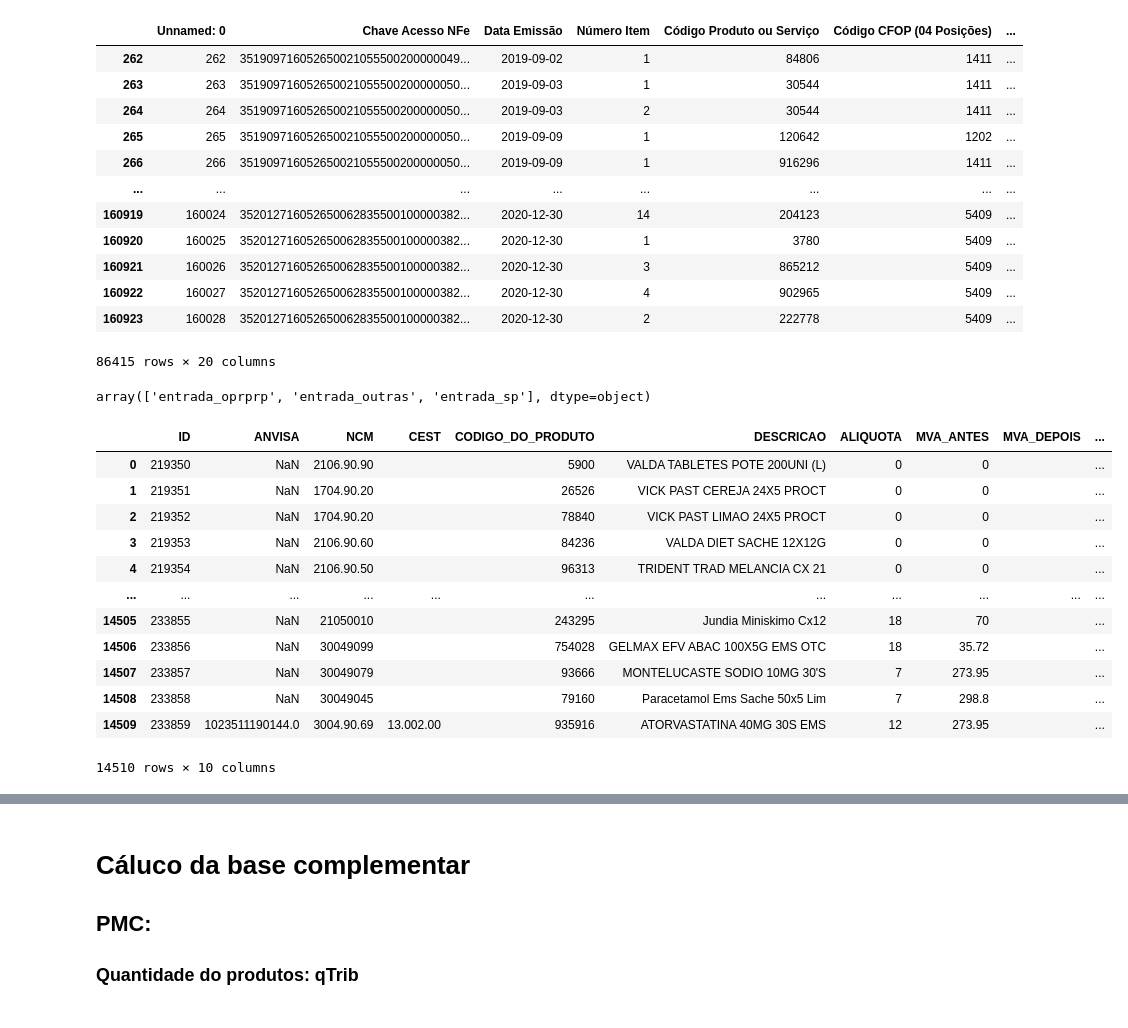
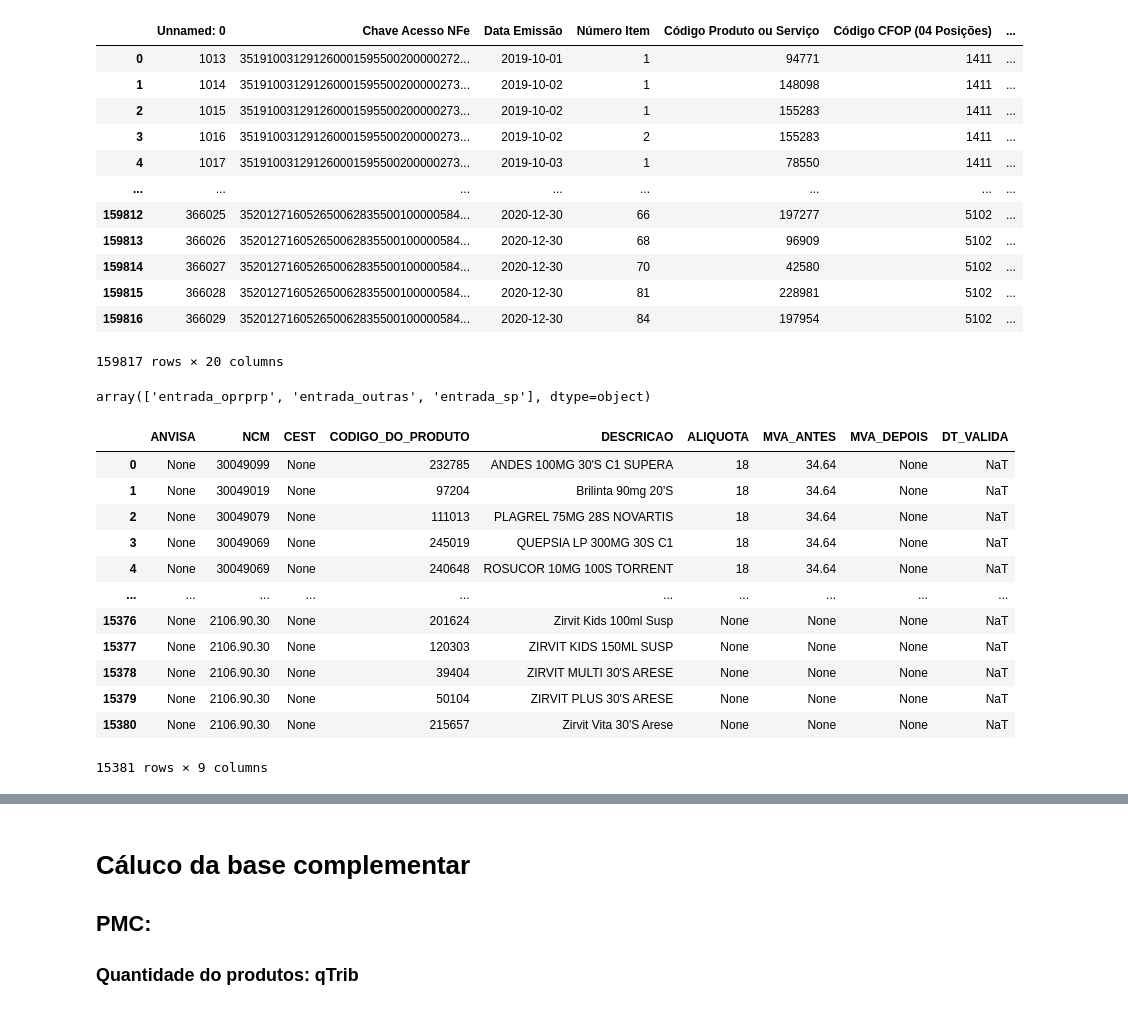
Before and after one commit to viniciuscatelani/Projeto-CAT-42, a Jupyter notebook: CAT_Calculo_vBCST.ipynb, the cells around one changed output, grey strips where cells are left out. Saved outputs shown, nothing was run; the diff lists cells and outputs as text; code cells hidden in the pictures.

```diff
--- a/CAT_Calculo_vBCST.ipynb
+++ b/CAT_Calculo_vBCST.ipynb
@@ -12,18 +15,18 @@ loja = 191
 # %%
-# Replace placeholders with actual MySQL database details
-database_config = {
-    "host": "cat42.cohe0l2miaal.us-east-1.rds.amazonaws.com",
-    "user": "master",
-    "password": "dms191411",
-    "database": "cat"
-}
+# Estabelecimento de conexão com o banco de dados
+# para extração das informações das tabelas necessárias
 
-# Create a connection to the MySQL database
-engine = create_engine(f"mysql+pymysql://{database_config['user']}:{database_config['password']}@{database_config['host']}/{database_config['database']}")
+connection = psycopg2.connect(
+        user="cat",
+        password="5pM2h0MBQu9JHkxHud2A",
+        host="177.11.49.194",
+        port="3361",
+        database="cat"
+    )
 # %%
 # Leitura das informações da tabela de produtos
 # do banco de dados para um dataframe
-query = 'SELECT * from tabela_produtos_P2'
-df_produtos = pd.read_sql(query, engine)
+query = f'SELECT * from tabela_produtos_p{periodo}'
+df_produtos = pd.read_sql_query(query, connection)
 df_produtos
 # %% [output]
@@ -43,6 +46,6 @@ df_produtos
 # %%
 # Formatação da coluna de data
 df_produtos['DT_VALIDA'] = df_produtos['DT_VALIDA'].str[:10]
-df_produtos['DT_VALIDA'] = pd.to_datetime(df_produtos['DT_VALIDA'], format='%Y-%m-%d')
+df_produtos['DT_VALIDA'] = pd.to_datetime(df_produtos['DT_VALIDA'], format='%d/%m/%Y')
 df_produtos
 # %% [output]
@@ -139,45 +154,45 @@ df_loja
 # %%
-# Seleção dos produtos do Período 2
+# Seleção dos produtos do Período
 
 df_p2 = df_loja.copy()
-df_p2 = df_p2[df_p2['Data Emissão'] >= '2019-09-01']
 df_p2 = df_p2.loc[(df_p2['Tipo'] == 'entrada_oprprp') | (df_p2['Tipo'] == 'entrada_outras') | (df_p2['Tipo'] == 'entrada_sp')]
 df_p2
 # %% [output]
 |  | Unnamed: 0 | Chave Acesso NFe | Data Emissão | Número Item | Código Produto ou Serviço | Código CFOP (04 Posições) | ... |
-| 262 | 262 | 351909716052650021055500200000049... | 2019-09-02 | 1 | 84806 | 1411 | ... |
-| 263 | 263 | 351909716052650021055500200000050... | 2019-09-03 | 1 | 30544 | 1411 | ... |
-| 264 | 264 | 351909716052650021055500200000050... | 2019-09-03 | 2 | 30544 | 1411 | ... |
-| 265 | 265 | 351909716052650021055500200000050... | 2019-09-09 | 1 | 120642 | 1202 | ... |
-| 266 | 266 | 351909716052650021055500200000050... | 2019-09-09 | 1 | 916296 | 1411 | ... |
+| 0 | 1013 | 351910031291260001595500200000272... | 2019-10-01 | 1 | 94771 | 1411 | ... |
+| 1 | 1014 | 351910031291260001595500200000273... | 2019-10-02 | 1 | 148098 | 1411 | ... |
+| 2 | 1015 | 351910031291260001595500200000273... | 2019-10-02 | 1 | 155283 | 1411 | ... |
+| 3 | 1016 | 351910031291260001595500200000273... | 2019-10-02 | 2 | 155283 | 1411 | ... |
+| 4 | 1017 | 351910031291260001595500200000273... | 2019-10-03 | 1 | 78550 | 1411 | ... |
 | ... | ... | ... | ... | ... | ... | ... | ... |
-| 160919 | 160024 | 352012716052650062835500100000382... | 2020-12-30 | 14 | 204123 | 5409 | ... |
-| 160920 | 160025 | 352012716052650062835500100000382... | 2020-12-30 | 1 | 3780 | 5409 | ... |
-| 160921 | 160026 | 352012716052650062835500100000382... | 2020-12-30 | 3 | 865212 | 5409 | ... |
-| 160922 | 160027 | 352012716052650062835500100000382... | 2020-12-30 | 4 | 902965 | 5409 | ... |
-| 160923 | 160028 | 352012716052650062835500100000382... | 2020-12-30 | 2 | 222778 | 5409 | ... |
+| 159812 | 366025 | 352012716052650062835500100000584... | 2020-12-30 | 66 | 197277 | 5102 | ... |
+| 159813 | 366026 | 352012716052650062835500100000584... | 2020-12-30 | 68 | 96909 | 5102 | ... |
+| 159814 | 366027 | 352012716052650062835500100000584... | 2020-12-30 | 70 | 42580 | 5102 | ... |
+| 159815 | 366028 | 352012716052650062835500100000584... | 2020-12-30 | 81 | 228981 | 5102 | ... |
+| 159816 | 366029 | 352012716052650062835500100000584... | 2020-12-30 | 84 | 197954 | 5102 | ... |
-86415 rows × 20 columns
+159817 rows × 20 columns
 # %%
 df_p2['Tipo'].unique()
 # %% [output]
 array(['entrada_oprprp', 'entrada_outras', 'entrada_sp'], dtype=object)
 # %%
-df_produtos['ANVISA'] = df_produtos['ANVISA'].replace('', np.nan)
+df_produtos['ANVISA'] = df_produtos['ANVISA'].replace('None', np.nan)
+df_produtos.replace('None', np.nan, inplace = True)
 df_produtos
 # %% [output]
-|  | ID | ANVISA | NCM | CEST | CODIGO_DO_PRODUTO | DESCRICAO | ALIQUOTA | MVA_ANTES | MVA_DEPOIS | ... |
-| 0 | 219350 | NaN | 2106.90.90 |  | 5900 | VALDA TABLETES POTE 200UNI (L) | 0 | 0 |  | ... |
-| 1 | 219351 | NaN | 1704.90.20 |  | 26526 | VICK PAST CEREJA 24X5 PROCT | 0 | 0 |  | ... |
-| 2 | 219352 | NaN | 1704.90.20 |  | 78840 | VICK PAST LIMAO 24X5 PROCT | 0 | 0 |  | ... |
-| 3 | 219353 | NaN | 2106.90.60 |  | 84236 | VALDA DIET SACHE 12X12G | 0 | 0 |  | ... |
-| 4 | 219354 | NaN | 2106.90.50 |  | 96313 | TRIDENT TRAD MELANCIA CX 21 | 0 | 0 |  | ... |
-| ... | ... | ... | ... | ... | ... | ... | ... | ... | ... | ... |
-| 14505 | 233855 | NaN | 21050010 |  | 243295 | Jundia Miniskimo Cx12 | 18 | 70 |  | ... |
-| 14506 | 233856 | NaN | 30049099 |  | 754028 | GELMAX EFV ABAC 100X5G EMS OTC | 18 | 35.72 |  | ... |
-| 14507 | 233857 | NaN | 30049079 |  | 93666 | MONTELUCASTE SODIO 10MG 30'S | 7 | 273.95 |  | ... |
-| 14508 | 233858 | NaN | 30049045 |  | 79160 | Paracetamol Ems Sache 50x5 Lim | 7 | 298.8 |  | ... |
-| 14509 | 233859 | 1023511190144.0 | 3004.90.69 | 13.002.00 | 935916 | ATORVASTATINA 40MG 30S EMS | 12 | 273.95 |  | ... |
+|  | ANVISA | NCM | CEST | CODIGO_DO_PRODUTO | DESCRICAO | ALIQUOTA | MVA_ANTES | MVA_DEPOIS | DT_VALIDA |
+| 0 | None | 30049099 | None | 232785 | ANDES 100MG 30'S C1 SUPERA | 18 | 34.64 | None | NaT |
+| 1 | None | 30049019 | None | 97204 | Brilinta 90mg 20'S | 18 | 34.64 | None | NaT |
+| 2 | None | 30049079 | None | 111013 | PLAGREL 75MG 28S NOVARTIS | 18 | 34.64 | None | NaT |
+| 3 | None | 30049069 | None | 245019 | QUEPSIA LP 300MG 30S C1 | 18 | 34.64 | None | NaT |
+| 4 | None | 30049069 | None | 240648 | ROSUCOR 10MG 100S TORRENT | 18 | 34.64 | None | NaT |
+| ... | ... | ... | ... | ... | ... | ... | ... | ... | ... |
+| 15376 | None | 2106.90.30 | None | 201624 | Zirvit Kids 100ml Susp | None | None | None | NaT |
+| 15377 | None | 2106.90.30 | None | 120303 | ZIRVIT KIDS 150ML SUSP | None | None | None | NaT |
+| 15378 | None | 2106.90.30 | None | 39404 | ZIRVIT MULTI 30'S ARESE | None | None | None | NaT |
+| 15379 | None | 2106.90.30 | None | 50104 | ZIRVIT PLUS 30'S ARESE | None | None | None | NaT |
+| 15380 | None | 2106.90.30 | None | 215657 | Zirvit Vita 30'S Arese | None | None | None | NaT |
-14510 rows × 10 columns
+15381 rows × 9 columns
 # %%
 df_p2.rename(columns={'Código GTIN': 'EAN'}, inplace=True)
 # %%
```
Also changed, not shown: parts of 72 cells of this notebook, 17 other files.
